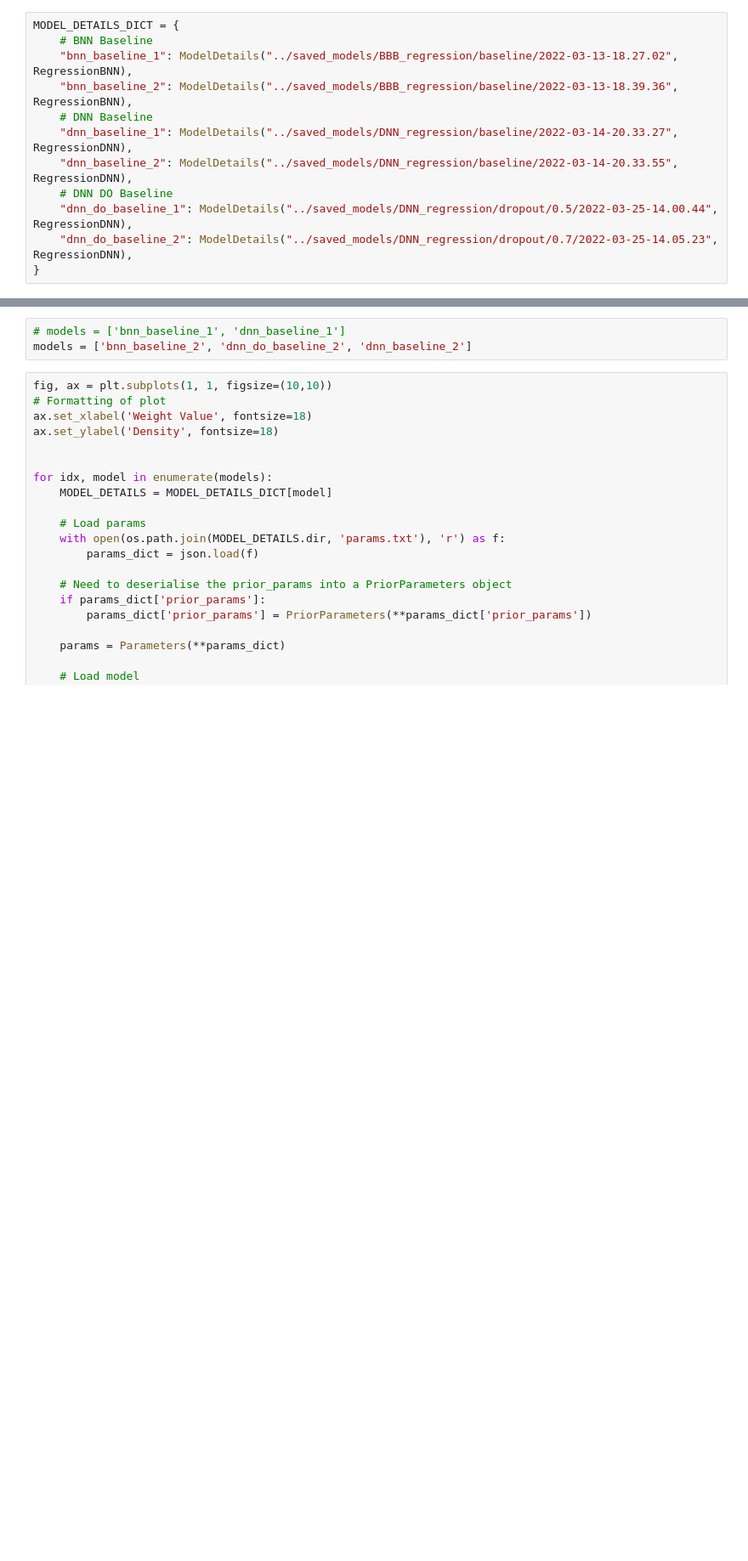
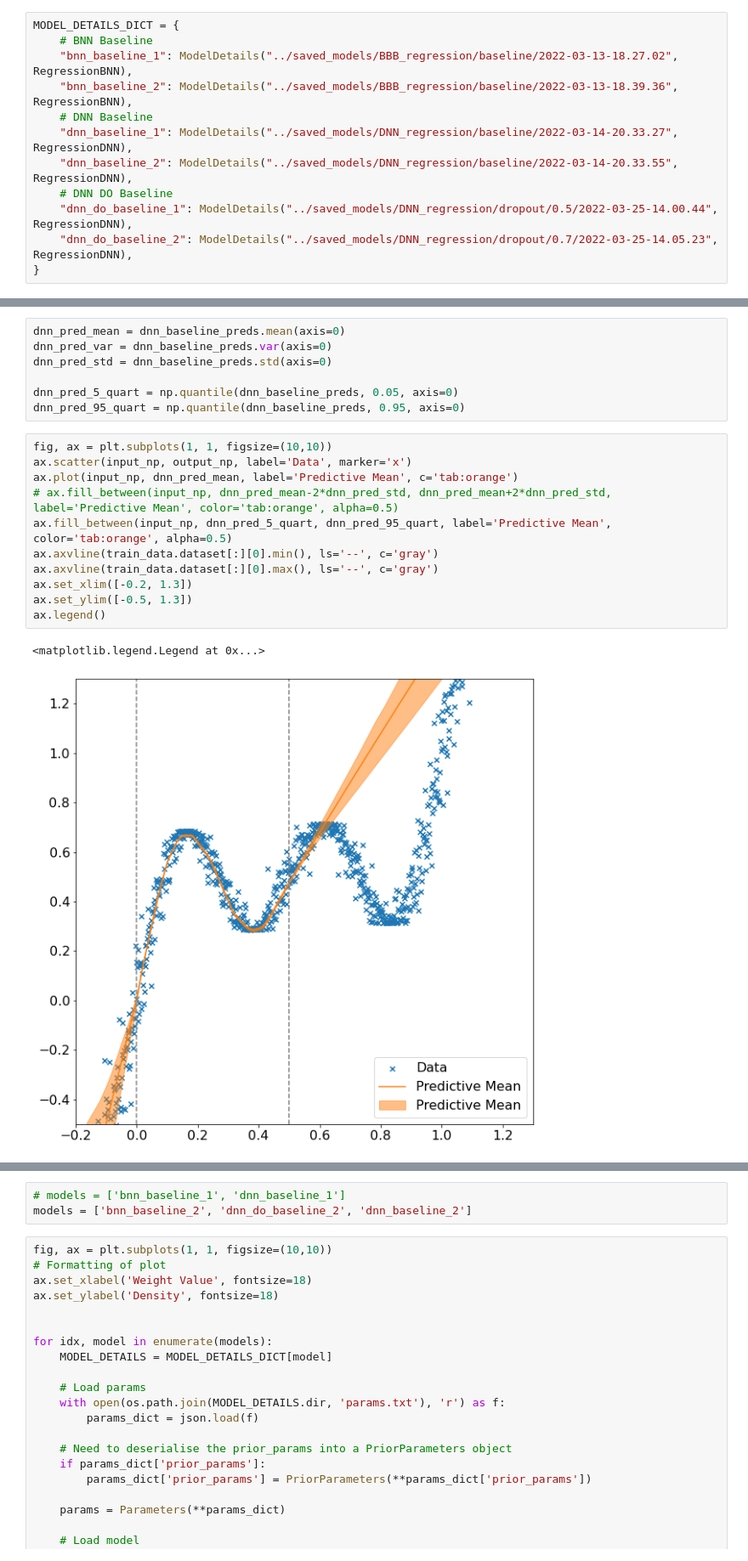
Before and after one commit to Cambridge-Uni-MLMI-Advanced-ML-21-22-G7/BBB, a Jupyter notebook: jupyter/regression.ipynb, the cells around one changed output, grey strips where cells are left out. Shown at 85% size. Cells and saved outputs as stored; diff of their text form; blank space fills up the shorter version.

```diff
--- a/jupyter/regression.ipynb
+++ b/jupyter/regression.ipynb
@@ -70,0 +156,21 @@ Parameters(name='DNN_regression', input_dim=1, output_dim=1, batch_size=128, epo
+# %%
+dnn_pred_mean = dnn_baseline_preds.mean(axis=0)
+dnn_pred_var = dnn_baseline_preds.var(axis=0)
+dnn_pred_std = dnn_baseline_preds.std(axis=0)
+
+dnn_pred_5_quart = np.quantile(dnn_baseline_preds, 0.05, axis=0)
+dnn_pred_95_quart = np.quantile(dnn_baseline_preds, 0.95, axis=0)
+# %%
+fig, ax = plt.subplots(1, 1, figsize=(10,10))
+ax.scatter(input_np, output_np, label='Data', marker='x')
+ax.plot(input_np, dnn_pred_mean, label='Predictive Mean', c='tab:orange')
+# ax.fill_between(input_np, dnn_pred_mean-2*dnn_pred_std, dnn_pred_mean+2*dnn_pred_std, label='Predictive Mean', color='tab:orange', alpha=0.5)
+ax.fill_between(input_np, dnn_pred_5_quart, dnn_pred_95_quart, label='Predictive Mean', color='tab:orange', alpha=0.5)
+ax.axvline(train_data.dataset[:][0].min(), ls='--', c='gray')
+ax.axvline(train_data.dataset[:][0].max(), ls='--', c='gray')
+ax.set_xlim([-0.2, 1.3])
+ax.set_ylim([-0.5, 1.3])
+ax.legend()
+# %% [output]
+<matplotlib.legend.Legend at 0x...>
+[figure, added]
```
Also changed, not shown: parts of 24 cells of this notebook, 4 other files.
